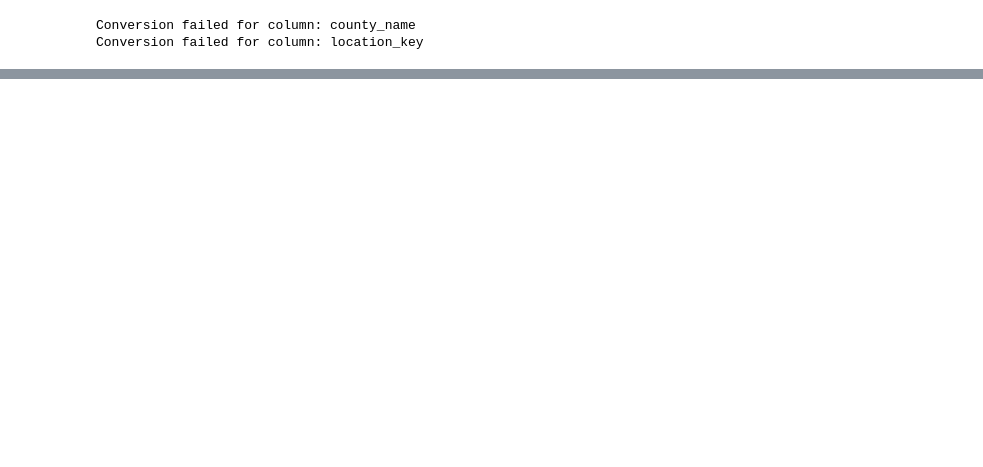
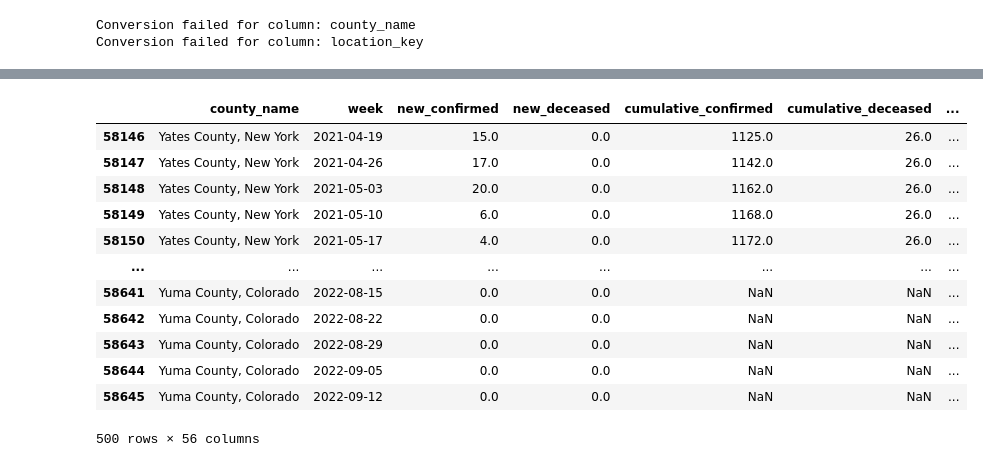
Before and after one commit to CCoakley6/DataMiningProjectSpring2024, a Jupyter notebook: frequent_patterns/byrnes_eda_20240421.ipynb, the cells around one changed output, grey strips where cells are left out. Saved outputs shown, nothing was run; the diff lists cells and outputs as text; code cells hidden in the pictures; blank space fills up the shorter version.

Commit message:
weekly binned

```diff
--- a/frequent_patterns/byrnes_eda_20240421.ipynb
+++ b/frequent_patterns/byrnes_eda_20240421.ipynb
@@ -2,7 +2,9 @@
 import pandas as pd
 import glob
 import numpy as np
+import matplotlib.pyplot as plt
 
 # Set pandas option to display all columns
 pd.set_option('display.max_columns', None)
-pd.set_option('display.max_rows', None)
+# pd.set_option('display.max_rows', None)
+pd.reset_option('max_rows')
@@ -201,0 +199,28 @@ for dataframe in [weekly_df, monthly_df, quarterly_df]:
+# %%
+change_columns = [
+    'new_confirmed_per_100k',
+    'new_deceased_per_100k',
+    'cumulative_confirmed_per_100k',
+    'cumulative_deceased_per_100k',
+    'new_persons_fully_vaccinated_per_100k',
+    'cumulative_persons_fully_vaccinated_per_100k',
+    'average_temperature_celsius',
+    'minimum_temperature_celsius',
+    'maximum_temperature_celsius',
+    'rainfall_mm',
+    'relative_humidity'
+]
+
+
+# Calculate the percentage change within each group
+
+
+# Ensure the DataFrame is sorted by date to correctly apply pct_change
+
+weekly_df.sort_values(by=['county_name', 'week'], inplace=True)
+weekly_df.set_index(['county_name', weekly_df.columns[1]], inplace=True)  # Set index as county_name and the time period
+for col in change_columns:
+    weekly_df[f'{col}_pct_change'] = weekly_df.groupby('county_name')[col].pct_change(fill_method=None).multiply(100)
+
+# Reset index after calculations
+weekly_df.reset_index(inplace=True)
@@ -201,0 +248,16 @@ for dataframe in [weekly_df, monthly_df, quarterly_df]:
+# %%
+weekly_df.tail(500)
+# %% [output]
+|  | county_name | week | new_confirmed | new_deceased | cumulative_confirmed | cumulative_deceased | ... |
+| 58146 | Yates County, New York | 2021-04-19 | 15.0 | 0.0 | 1125.0 | 26.0 | ... |
+| 58147 | Yates County, New York | 2021-04-26 | 17.0 | 0.0 | 1142.0 | 26.0 | ... |
+| 58148 | Yates County, New York | 2021-05-03 | 20.0 | 0.0 | 1162.0 | 26.0 | ... |
+| 58149 | Yates County, New York | 2021-05-10 | 6.0 | 0.0 | 1168.0 | 26.0 | ... |
+| 58150 | Yates County, New York | 2021-05-17 | 4.0 | 0.0 | 1172.0 | 26.0 | ... |
+| ... | ... | ... | ... | ... | ... | ... | ... |
+| 58641 | Yuma County, Colorado | 2022-08-15 | 0.0 | 0.0 | NaN | NaN | ... |
+| 58642 | Yuma County, Colorado | 2022-08-22 | 0.0 | 0.0 | NaN | NaN | ... |
+| 58643 | Yuma County, Colorado | 2022-08-29 | 0.0 | 0.0 | NaN | NaN | ... |
+| 58644 | Yuma County, Colorado | 2022-09-05 | 0.0 | 0.0 | NaN | NaN | ... |
+| 58645 | Yuma County, Colorado | 2022-09-12 | 0.0 | 0.0 | NaN | NaN | ... |
+500 rows × 56 columns
```
Also changed, not shown: parts of 12 cells of this notebook.
